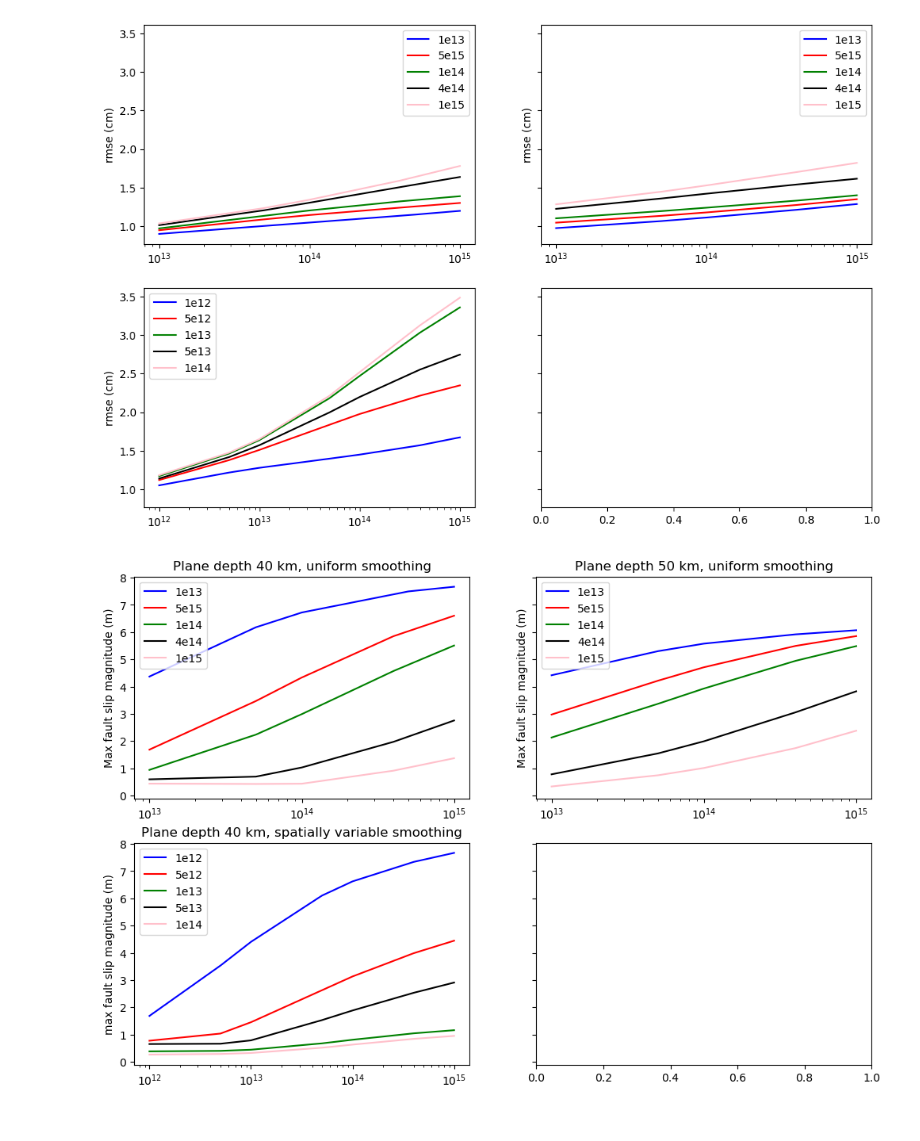
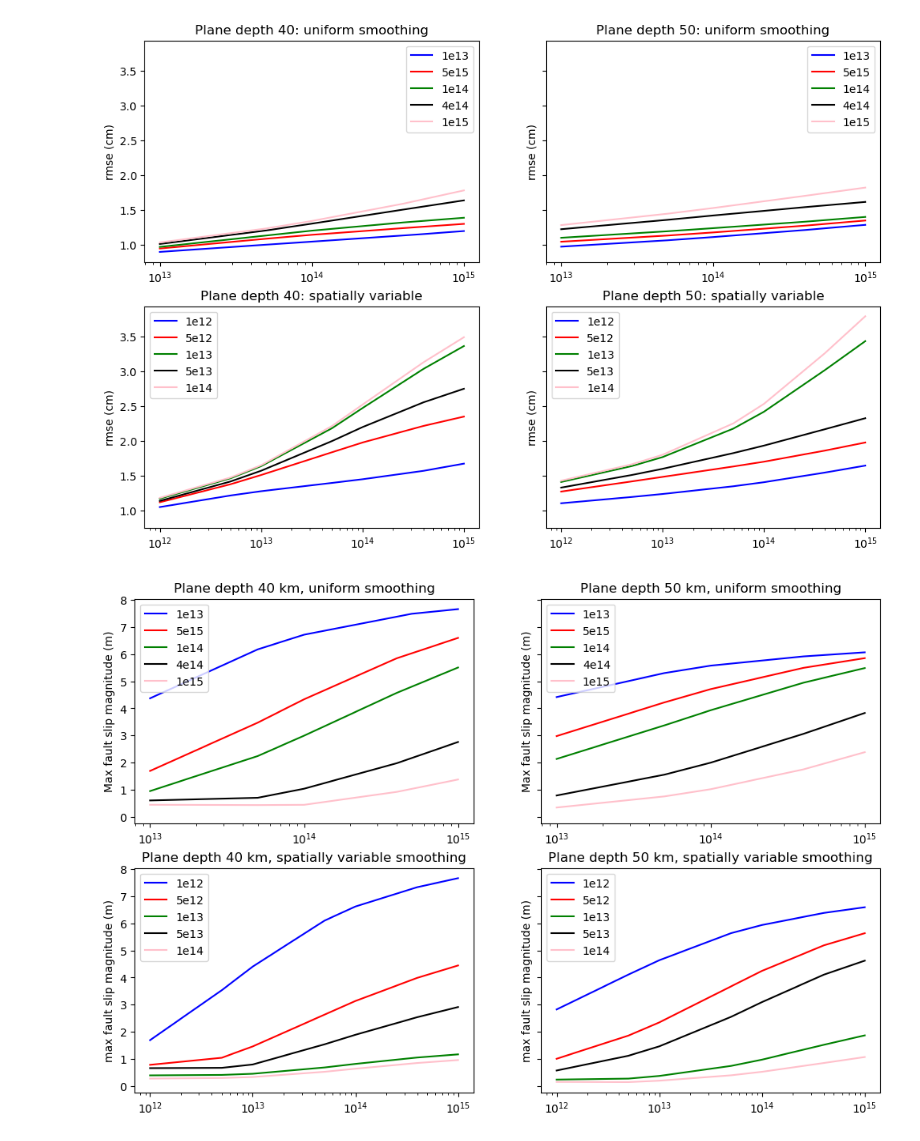
Before and after one commit to e-middleton/Emily_fault_displacement, a Jupyter notebook: parseResults.ipynb, the cells around one changed output. Cells and saved outputs as stored; diff of their text form; code cells hidden in the pictures.

Commit message:
fourth batch of tests functionality

```diff
--- a/parseResults.ipynb
+++ b/parseResults.ipynb
@@ -3,10 +3,11 @@ import os
 import pandas as pd
 import json
 
-test_dirs = ["./cmiModeling/_outputs/D40_SU_Testing", "./cmiModeling/_outputs/D50_SU_Testing", "./cmiModeling/_outputs/D40_SV_Testing"]
+test_dirs = ["./cmiModeling/_outputs/D40_SU_Testing", "./cmiModeling/_outputs/D50_SU_Testing", "./cmiModeling/_outputs/D40_SV_Testing", "./cmiModeling/_outputs/D50_SV_Testing"]
 testList = [] # list of dictionaries
 testList2 = []
 testList3 = []
+testList4 = []
 
 i = 0
 
@@ -29,8 +30,10 @@ for batch in test_dirs:
                     testList.append(data)
                 elif (i == 1):
                     testList2.append(data)
+                elif (i == 2):
+                    testList3.append(data)
                 else:
-                    testList3.append(data)
+                    testList4.append(data)
     i += 1
 
 
@@ -45,12 +48,8 @@ models2.set_index("testName")
 models3 = pd.DataFrame(testList3)
 models3.set_index("testName")
 
-
-# for file in folders:
-#     if file == "test0":
-#         print("found")
-#     else:
-#         continue
+models4 = pd.DataFrame(testList4)
+models4.set_index("testName")
 # %% [output]
 |  | avgCmiRake (deg) | avgFaultRake (deg) | cmiMaxMag (m) | cmiMoment | faultMaxMag (m) | faultMoment | ... |
 | testName |  |  |  |  |  |  | ... |
@@ -84,46 +83,68 @@ f1e14_models2 = (models2.loc[lambda df: (df["faultSmoothing"] == 1e14)]).sort_va
 f4e14_models2 = (models2.loc[lambda df: (df["faultSmoothing"] == 4e14)]).sort_values(by="cmiSmoothing")
 f1e15_models2 = (models2.loc[lambda df: (df["faultSmoothing"] == 1e15)]).sort_values(by="cmiSmoothing")
 
+
 f1e12_models3 = (models3.loc[lambda df: (df["faultSmoothing"] == 1e12)]).sort_values(by="cmiSmoothing")
 f5e12_models3 = (models3.loc[lambda df: (df["faultSmoothing"] == 5e12)]).sort_values(by="cmiSmoothing")
 f1e13_models3 = (models3.loc[lambda df: (df["faultSmoothing"] == 1e13)]).sort_values(by="cmiSmoothing")
 f5e13_models3 = (models3.loc[lambda df: (df["faultSmoothing"] == 5e13)]).sort_values(by="cmiSmoothing")
 f1e14_models3 = (models3.loc[lambda df: (df["faultSmoothing"] == 1e14)]).sort_values(by="cmiSmoothing")
+
+
+f1e12_models4 = (models4.loc[lambda df: (df["faultSmoothing"] == 1e12)]).sort_values(by="cmiSmoothing")
+f5e12_models4 = (models4.loc[lambda df: (df["faultSmoothing"] == 5e12)]).sort_values(by="cmiSmoothing")
+f1e13_models4 = (models4.loc[lambda df: (df["faultSmoothing"] == 1e13)]).sort_values(by="cmiSmoothing")
+f5e13_models4 = (models4.loc[lambda df: (df["faultSmoothing"] == 5e13)]).sort_values(by="cmiSmoothing")
+f1e14_models4 = (models4.loc[lambda df: (df["faultSmoothing"] == 1e14)]).sort_values(by="cmiSmoothing")
 # %%
 import matplotlib.pyplot as plt
 
 plt.close('all')
 fig, ax = plt.subplots(nrows=2, ncols=2, figsize=(12, 8), sharey=True)
+
+ax[0][0].set_title("Plane depth 40: uniform smoothing")
 ax[0][0].set_ylabel("rmse (cm)")
 ax[0][0].plot(f1e13_models["cmiSmoothing"], f1e13_models["rmse (cm)"], color="blue", label="1e13");
 ax[0][0].plot(f5e13_models["cmiSmoothing"], f5e13_models["rmse (cm)"], color="red", label="5e15")
 ax[0][0].plot(f1e14_models["cmiSmoothing"], f1e14_models["rmse (cm)"], color="green", label="1e14");
 ax[0][0].plot(f4e14_models["cmiSmoothing"], f4e14_models["rmse (cm)"], color="black", label="4e14");
 ax[0][0].plot(f1e15_models["cmiSmoothing"], f1e15_models["rmse (cm)"], color="pink", label="1e15");
 ax[0][0].set_xscale("log")
 ax[0][0].legend()
 
+ax[0][1].set_title("Plane depth 50: uniform smoothing")
 ax[0][1].set_ylabel("rmse (cm)")
 ax[0][1].plot(f1e13_models2["cmiSmoothing"], f1e13_models2["rmse (cm)"], color="blue", label="1e13");
 ax[0][1].plot(f5e13_models2["cmiSmoothing"], f5e13_models2["rmse (cm)"], color="red", label="5e15")
 ax[0][1].plot(f1e14_models2["cmiSmoothing"], f1e14_models2["rmse (cm)"], color="green", label="1e14");
 ax[0][1].plot(f4e14_models2["cmiSmoothing"], f4e14_models2["rmse (cm)"], color="black", label="4e14");
 ax[0][1].plot(f1e15_models2["cmiSmoothing"], f1e15_models2["rmse (cm)"], color="pink", label="1e15");
 ax[0][1].set_xscale("log")
 ax[0][1].legend()
 
+ax[1][0].set_title("Plane depth 40: spatially variable")
 ax[1][0].set_ylabel("rmse (cm)")
 ax[1][0].plot(f1e12_models3["cmiSmoothing"], f1e12_models3["rmse (cm)"], color="blue", label="1e12");
 ax[1][0].plot(f5e12_models3["cmiSmoothing"], f5e12_models3["rmse (cm)"], color="red", label="5e12")
 ax[1][0].plot(f1e13_models3["cmiSmoothing"], f5e13_models3["rmse (cm)"], color="green", label="1e13");
 ax[1][0].plot(f5e13_models3["cmiSmoothing"], f1e13_models3["rmse (cm)"], color="black", label="5e13");
 ax[1][0].plot(f1e14_models3["cmiSmoothing"], f1e14_models3["rmse (cm)"], color="pink", label="1e14");
 ax[1][0].set_xscale("log")
 ax[1][0].legend()
 
+ax[1][1].set_title("Plane depth 50: spatially variable")
+ax[1][1].set_ylabel("rmse (cm)")
+ax[1][1].plot(f1e12_models4["cmiSmoothing"], f1e12_models4["rmse (cm)"], color="blue", label="1e12");
+ax[1][1].plot(f5e12_models4["cmiSmoothing"], f5e12_models4["rmse (cm)"], color="red", label="5e12")
+ax[1][1].plot(f1e13_models4["cmiSmoothing"], f5e13_models4["rmse (cm)"], color="green", label="1e13");
+ax[1][1].plot(f5e13_models4["cmiSmoothing"], f1e13_models4["rmse (cm)"], color="black", label="5e13");
+ax[1][1].plot(f1e14_models4["cmiSmoothing"], f1e14_models4["rmse (cm)"], color="pink", label="1e14");
+ax[1][1].set_xscale("log")
+ax[1][1].legend()
+
 plt.show()
 # %% [output]
-[figure, old version]
+[figure, new version]
 # %%
 
 plt.close('all')
@@ -159,9 +180,19 @@ ax[1][0].plot(f1e14_models3["cmiSmoothing"], f1e14_models3["faultMaxMag (m)"], c
 ax[1][0].set_xscale("log")
 ax[1][0].legend()
 
+ax[1][1].set_title("Plane depth 50 km, spatially variable smoothing")
+ax[1][1].set_ylabel("max fault slip magnitude (m)")
+ax[1][1].plot(f1e12_models4["cmiSmoothing"], f1e12_models4["faultMaxMag (m)"], color="blue", label="1e12");
+ax[1][1].plot(f5e12_models4["cmiSmoothing"], f5e12_models4["faultMaxMag (m)"], color="red", label="5e12")
+ax[1][1].plot(f1e13_models4["cmiSmoothing"], f5e13_models4["faultMaxMag (m)"], color="green", label="1e13");
+ax[1][1].plot(f5e13_models4["cmiSmoothing"], f1e13_models4["faultMaxMag (m)"], color="black", label="5e13");
+ax[1][1].plot(f1e14_models4["cmiSmoothing"], f1e14_models4["faultMaxMag (m)"], color="pink", label="1e14");
+ax[1][1].set_xscale("log")
+ax[1][1].legend()
+
 plt.show()
 # %% [output]
-[figure, old version]
+[figure, new version]
 # %%
 plt.close('all')
 fig, ax = plt.subplots(nrows=2, ncols=2, figsize=(12, 8), sharey=True)
```
Also changed, not shown: parts of 2 cells of this notebook.
